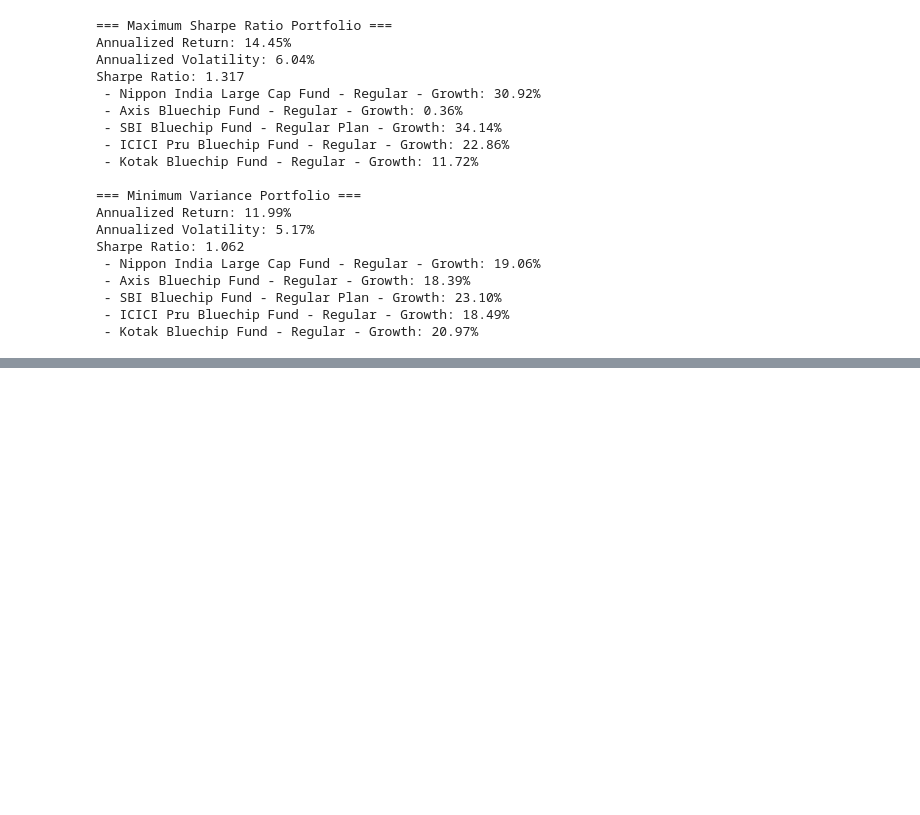
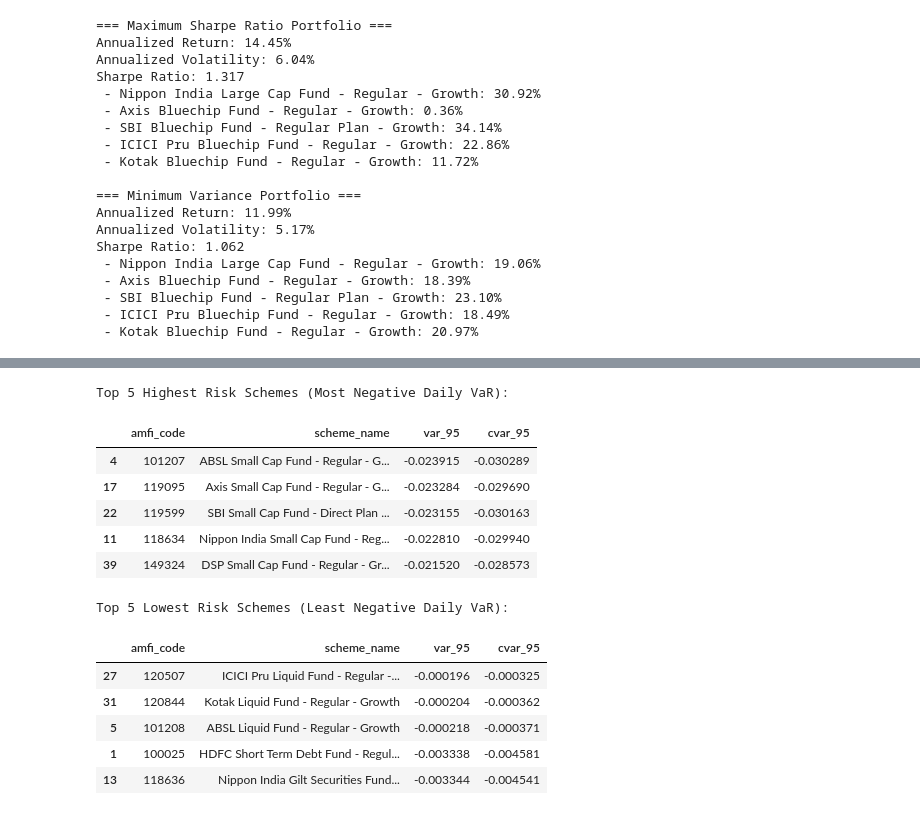
Before and after one commit to rrajput18/MutualFundAnalysis, a Jupyter notebook: notebooks/05_advanced_analytics.ipynb, the cells around one changed output, grey strips where cells are left out. Drawn from its saved outputs; the diff is of its cells as text; code cells hidden in the pictures; blank space fills up the shorter version.

```diff
--- a/notebooks/05_advanced_analytics.ipynb
+++ b/notebooks/05_advanced_analytics.ipynb
@@ -180,0 +200,42 @@ Sharpe Ratio: 1.062
+# %%
+results_var = []
+
+for code, group in nav.groupby('amfi_code'):
+    group = group.sort_values('date')
+    daily_returns = group['nav'].pct_change().dropna()
+
+    var_95 = daily_returns.quantile(0.05)
+    cvar_95 = daily_returns[daily_returns <= var_95].mean()
+
+    fund_info = fm[fm['amfi_code'] == code].iloc[0]
+    results_var.append({
+        'amfi_code': code,
+        'scheme_name': fund_info['scheme_name'],
+        'var_95': var_95,
+        'cvar_95': cvar_95
+    })
+
+df_var = pd.DataFrame(results_var).sort_values('amfi_code')
+# Save to reports directory
+df_var.to_csv(reports_dir / "var_cvar_report.csv", index=False)
+
+print("Top 5 Highest Risk Schemes (Most Negative Daily VaR):")
+display(df_var.sort_values('var_95').head(5))
+
+print("\nTop 5 Lowest Risk Schemes (Least Negative Daily VaR):")
+display(df_var.sort_values('var_95', ascending=False).head(5))
+# %% [output]
+Top 5 Highest Risk Schemes (Most Negative Daily VaR):
+|  | amfi_code | scheme_name | var_95 | cvar_95 |
+| 4 | 101207 | ABSL Small Cap Fund - Regular - G... | -0.023915 | -0.030289 |
+| 17 | 119095 | Axis Small Cap Fund - Regular - G... | -0.023284 | -0.029690 |
+| 22 | 119599 | SBI Small Cap Fund - Direct Plan ... | -0.023155 | -0.030163 |
+| 11 | 118634 | Nippon India Small Cap Fund - Reg... | -0.022810 | -0.029940 |
+| 39 | 149324 | DSP Small Cap Fund - Regular - Gr... | -0.021520 | -0.028573 |
+Top 5 Lowest Risk Schemes (Least Negative Daily VaR):
+|  | amfi_code | scheme_name | var_95 | cvar_95 |
+| 27 | 120507 | ICICI Pru Liquid Fund - Regular -... | -0.000196 | -0.000325 |
+| 31 | 120844 | Kotak Liquid Fund - Regular - Growth | -0.000204 | -0.000362 |
+| 5 | 101208 | ABSL Liquid Fund - Regular - Growth | -0.000218 | -0.000371 |
+| 1 | 100025 | HDFC Short Term Debt Fund - Regul... | -0.003338 | -0.004581 |
+| 13 | 118636 | Nippon India Gilt Securities Fund... | -0.003344 | -0.004541 |
```
Also changed, not shown: parts of 14 cells of this notebook, 3 other files.
